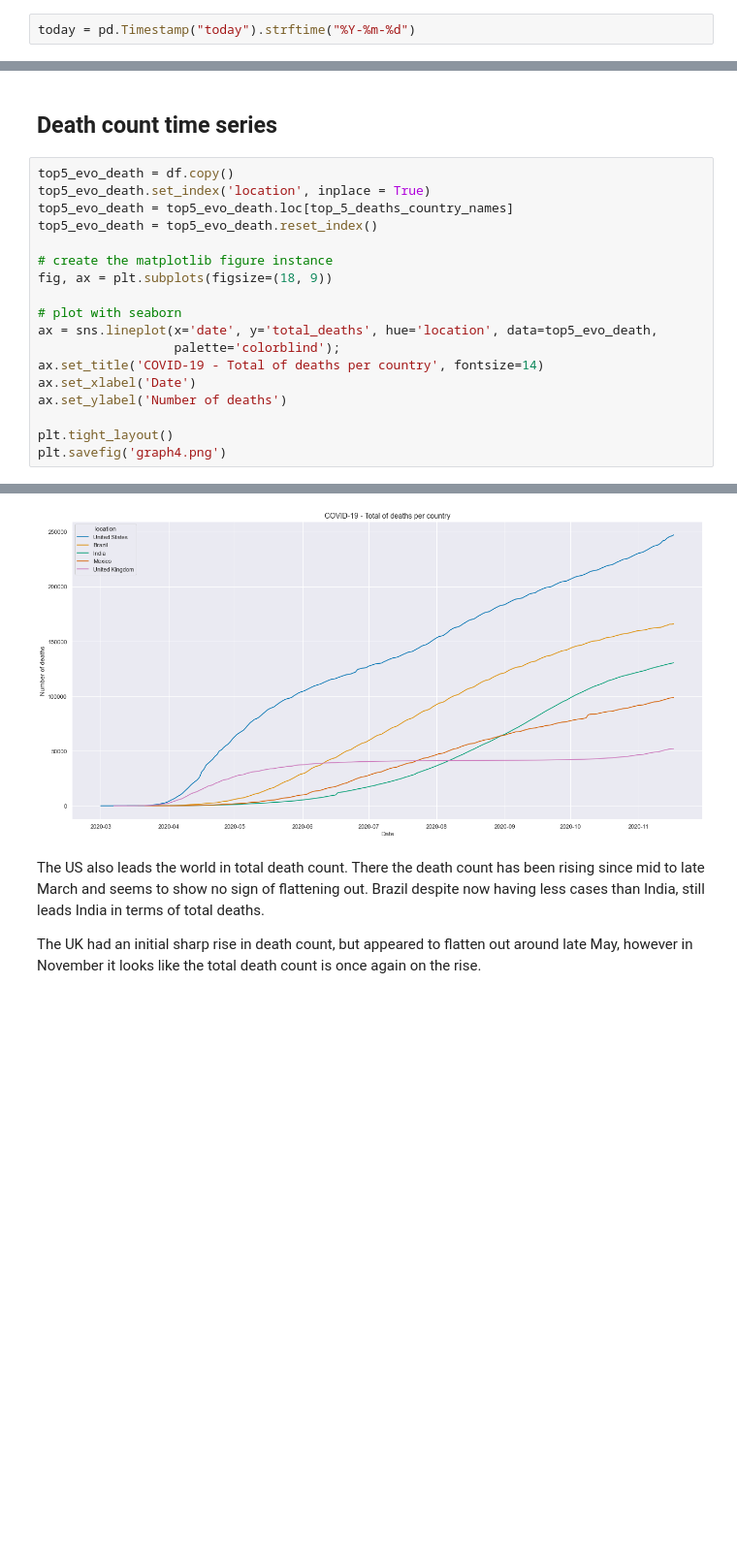
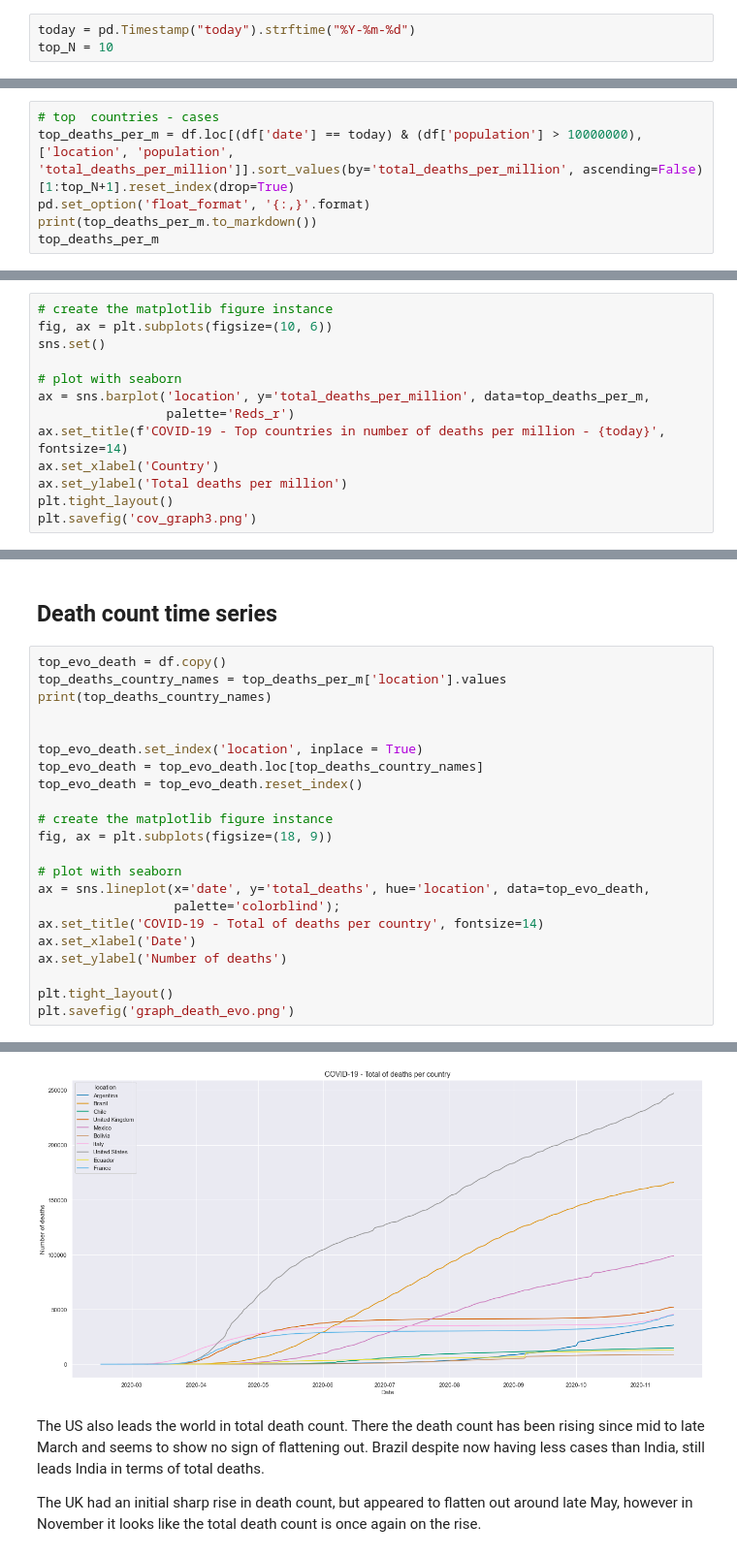
Before and after one commit to lee-hodg/Covid19Study, a Jupyter notebook: CovidStudy.ipynb, the cells around one changed output, grey strips where cells are left out. Shown at 97% size. Drawn from its saved outputs; the diff is of its cells as text; blank space fills up the shorter version.

```diff
--- a/CovidStudy.ipynb
+++ b/CovidStudy.ipynb
@@ -116,5 +118,6 @@ We can see that the admissions to icu units and hospitals data is lacking the mo
 ## Looking at the countries with the most cases
 # %%
 today = pd.Timestamp("today").strftime("%Y-%m-%d")
+top_N = 10
 # %%
 # top  countries - cases
@@ -209,3 +267,9 @@ plt.tight_layout()
 plt.savefig('graph2.png')
 # %% [output]
 [figure]
+# %%
+# top  countries - cases
+top_deaths_per_m = df.loc[(df['date'] == today) & (df['population'] > 10000000), ['location', 'population', 'total_deaths_per_million']].sort_values(by='total_deaths_per_million', ascending=False)[1:top_N+1].reset_index(drop=True)
+pd.set_option('float_format', '{:,}'.format)
+print(top_deaths_per_m.to_markdown())
+top_deaths_per_m
@@ -211,0 +306,13 @@ plt.savefig('graph2.png')
+# %%
+# create the matplotlib figure instance
+fig, ax = plt.subplots(figsize=(10, 6))
+sns.set()
+
+# plot with seaborn
+ax = sns.barplot('location', y='total_deaths_per_million', data=top_deaths_per_m,
+                 palette='Reds_r')
+ax.set_title(f'COVID-19 - Top countries in number of deaths per million - {today}', fontsize=14)
+ax.set_xlabel('Country')
+ax.set_ylabel('Total deaths per million')
+plt.tight_layout()
+plt.savefig('cov_graph3.png')
@@ -257,21 +403,25 @@ For a while Brazil was the country with the 2nd highest number of cases, until i
 # %% [markdown]
 ## Death count time series
 # %%
-top5_evo_death = df.copy()
-top5_evo_death.set_index('location', inplace = True)
-top5_evo_death = top5_evo_death.loc[top_5_deaths_country_names]
-top5_evo_death = top5_evo_death.reset_index()
+top_evo_death = df.copy()
+top_deaths_country_names = top_deaths_per_m['location'].values
+print(top_deaths_country_names)
+
+
+top_evo_death.set_index('location', inplace = True)
+top_evo_death = top_evo_death.loc[top_deaths_country_names]
+top_evo_death = top_evo_death.reset_index()
 
 # create the matplotlib figure instance
 fig, ax = plt.subplots(figsize=(18, 9))
 
 # plot with seaborn
-ax = sns.lineplot(x='date', y='total_deaths', hue='location', data=top5_evo_death,
+ax = sns.lineplot(x='date', y='total_deaths', hue='location', data=top_evo_death,
                   palette='colorblind');
 ax.set_title('COVID-19 - Total of deaths per country', fontsize=14)
 ax.set_xlabel('Date')
 ax.set_ylabel('Number of deaths')
 
 plt.tight_layout()
-plt.savefig('graph4.png')
+plt.savefig('graph_death_evo.png')
 # %% [output]
@@ -278,4 +430,4 @@ plt.savefig('graph4.png')
-[figure, old version]
+[figure, new version]
 # %% [markdown]
 The US also leads the world in total death count. There the death count has been rising since mid to late March and seems to show no sign of flattening out. Brazil despite now having less cases than India, still leads India in terms of total deaths.
 
```
Also changed, not shown: parts of 56 cells of this notebook, 14 other files.
